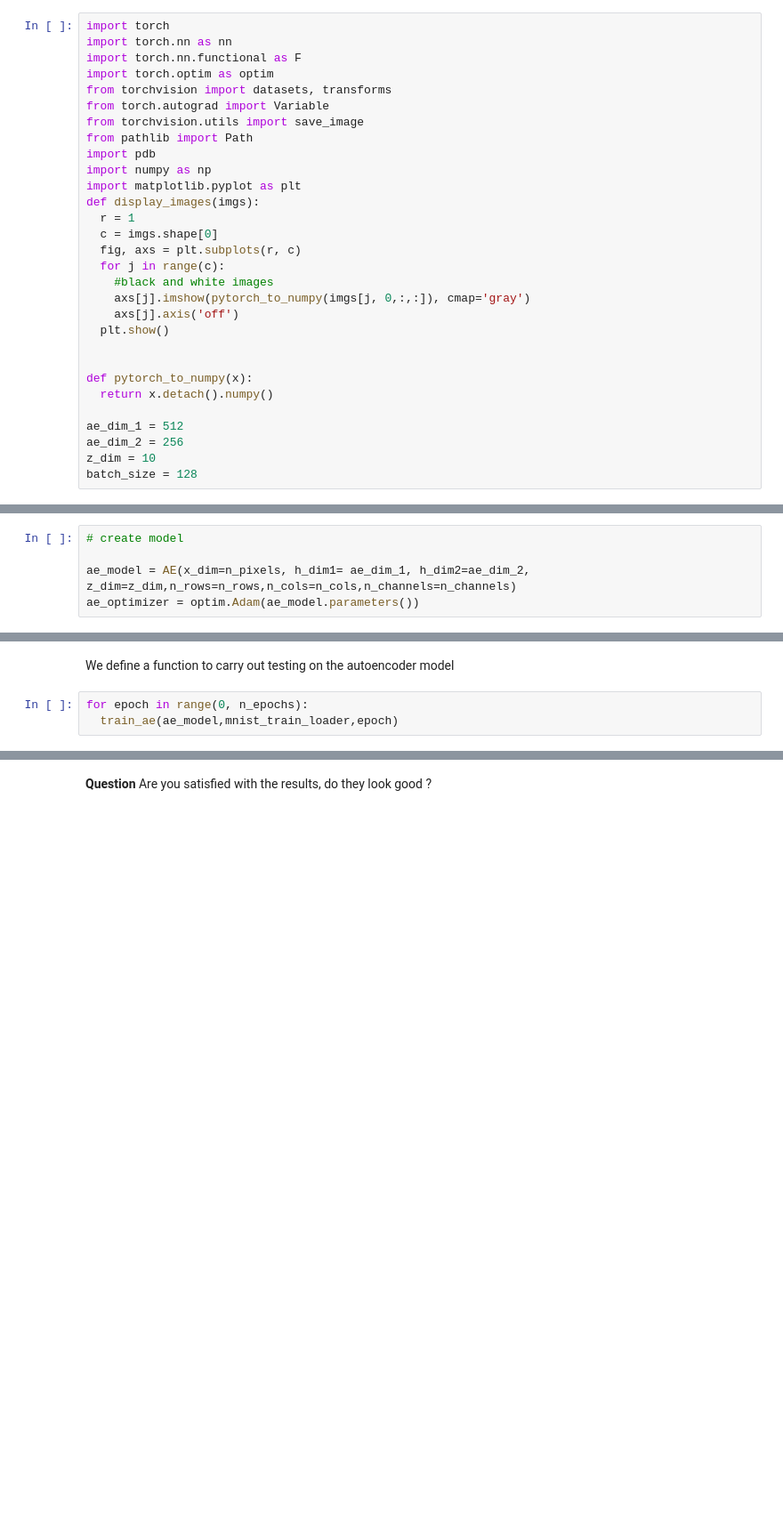
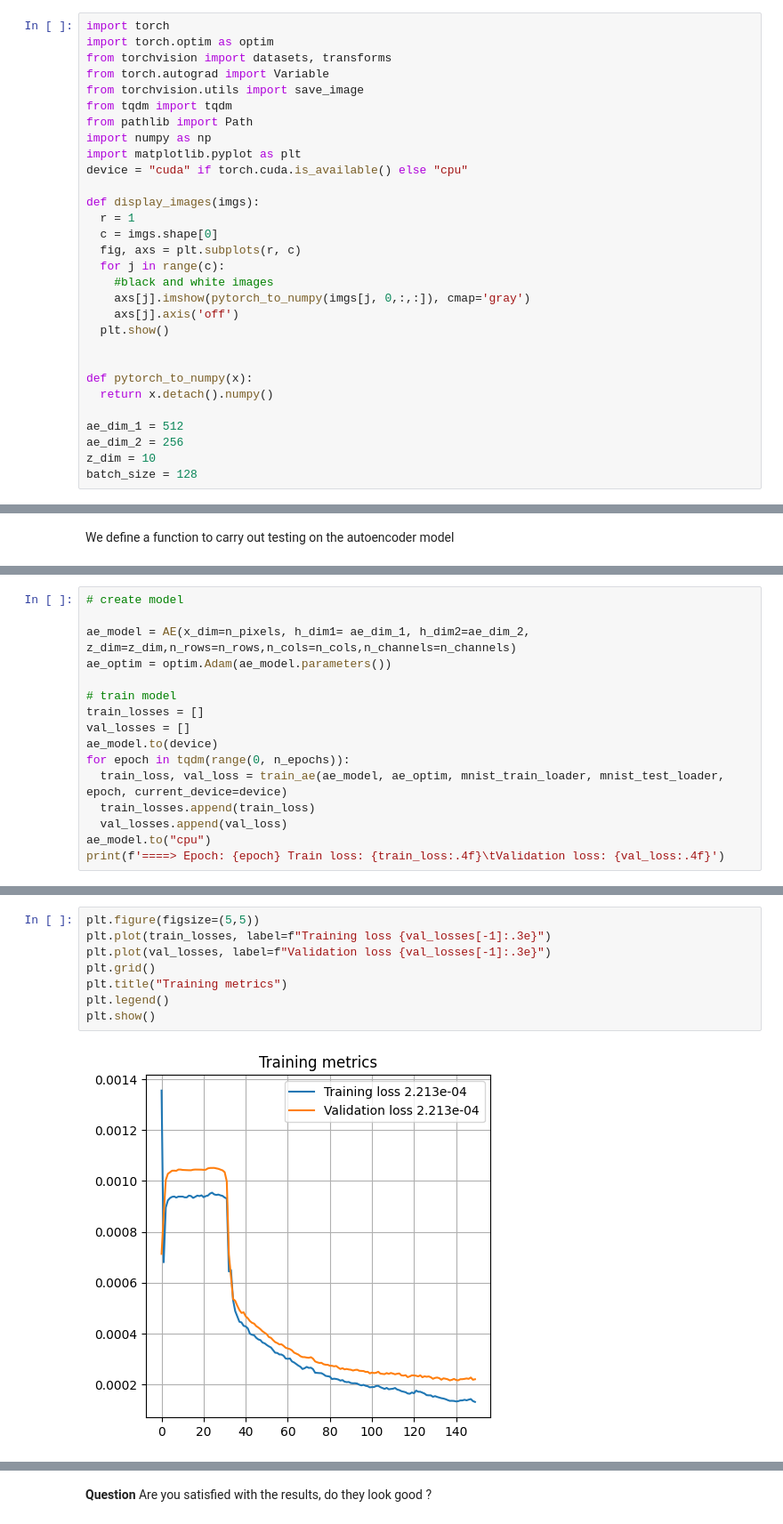
Before and after one commit to balthazarneveu/MVA24-delire, a Jupyter notebook: TP_4/tp_4.ipynb, the cells around one changed output, grey strips where cells are left out. Shown at 89% size. Cells and saved outputs as stored; diff of their text form; blank space fills up the shorter version.

```diff
--- a/TP_4/tp_4.ipynb
+++ b/TP_4/tp_4.ipynb
@@ -22,16 +23,16 @@ You need to add the missing parts in the code (parts between # --- START CODE HE
 First of all, let's load some packages
 # %%
 import torch
-import torch.nn as nn
-import torch.nn.functional as F
 import torch.optim as optim
 from torchvision import datasets, transforms
 from torch.autograd import Variable
 from torchvision.utils import save_image
+from tqdm import tqdm
 from pathlib import Path
-import pdb
 import numpy as np
 import matplotlib.pyplot as plt
+device = "cuda" if torch.cuda.is_available() else "cpu"
+
 def display_images(imgs):
   r = 1
   c = imgs.shape[0]
@@ -151,5 +157,0 @@ class AE(torch.nn.Module ):
-# %%
-# create model
-
-ae_model = AE(x_dim=n_pixels, h_dim1= ae_dim_1, h_dim2=ae_dim_2, z_dim=z_dim,n_rows=n_rows,n_cols=n_cols,n_channels=n_channels)
-ae_optimizer = optim.Adam(ae_model.parameters())
@@ -181,5 +191,2 @@ def train_ae(ae_model,data_train_loader,epoch):
 # %% [markdown]
 We define a function to carry out testing on the autoencoder model
-# %%
-for epoch in range(0, n_epochs):
-  train_ae(ae_model,mnist_train_loader,epoch)
@@ -203,0 +193,16 @@ Train Epoch: 149 [0/1000 (0%)]  Loss: 0.000064
+# %%
+# create model
+
+ae_model = AE(x_dim=n_pixels, h_dim1= ae_dim_1, h_dim2=ae_dim_2, z_dim=z_dim,n_rows=n_rows,n_cols=n_cols,n_channels=n_channels)
+ae_optim = optim.Adam(ae_model.parameters())
+
+# train model
+train_losses = []
+val_losses = []
+ae_model.to(device)
+for epoch in tqdm(range(0, n_epochs)):
+  train_loss, val_loss = train_ae(ae_model, ae_optim, mnist_train_loader, mnist_test_loader, epoch, current_device=device)
+  train_losses.append(train_loss)
+  val_losses.append(val_loss)
+ae_model.to("cpu")
+print(f'====> Epoch: {epoch} Train loss: {train_loss:.4f}\tValidation loss: {val_loss:.4f}')
@@ -204,3 +211,13 @@ Train Epoch: 149 [0/1000 (0%)]  Loss: 0.000064
+# %%
+plt.figure(figsize=(5,5))
+plt.plot(train_losses, label=f"Training loss {val_losses[-1]:.3e}")
+plt.plot(val_losses, label=f"Validation loss {val_losses[-1]:.3e}")
+plt.grid()
+plt.title("Training metrics")
+plt.legend()
+plt.show()
+# %% [output]
+[figure, added]
 # %%
 def display_ae_images(ae_model, test_imgs):
   n_images = 5
```
Also changed, not shown: parts of 26 cells of this notebook, 2 other files.
